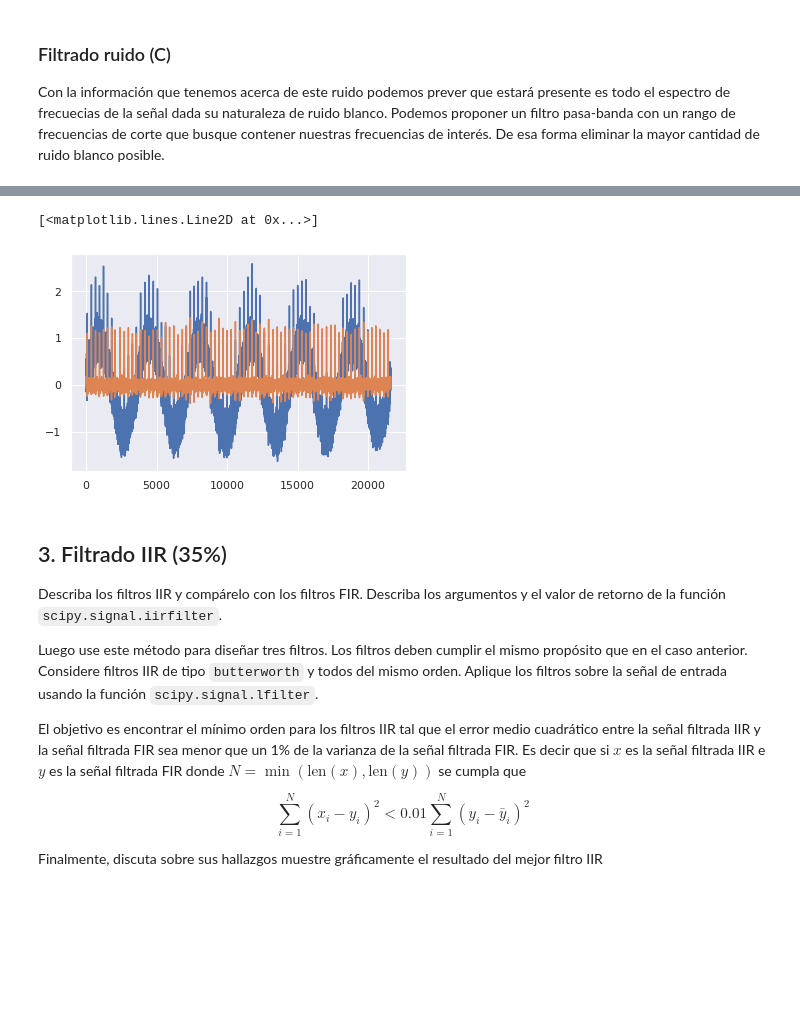
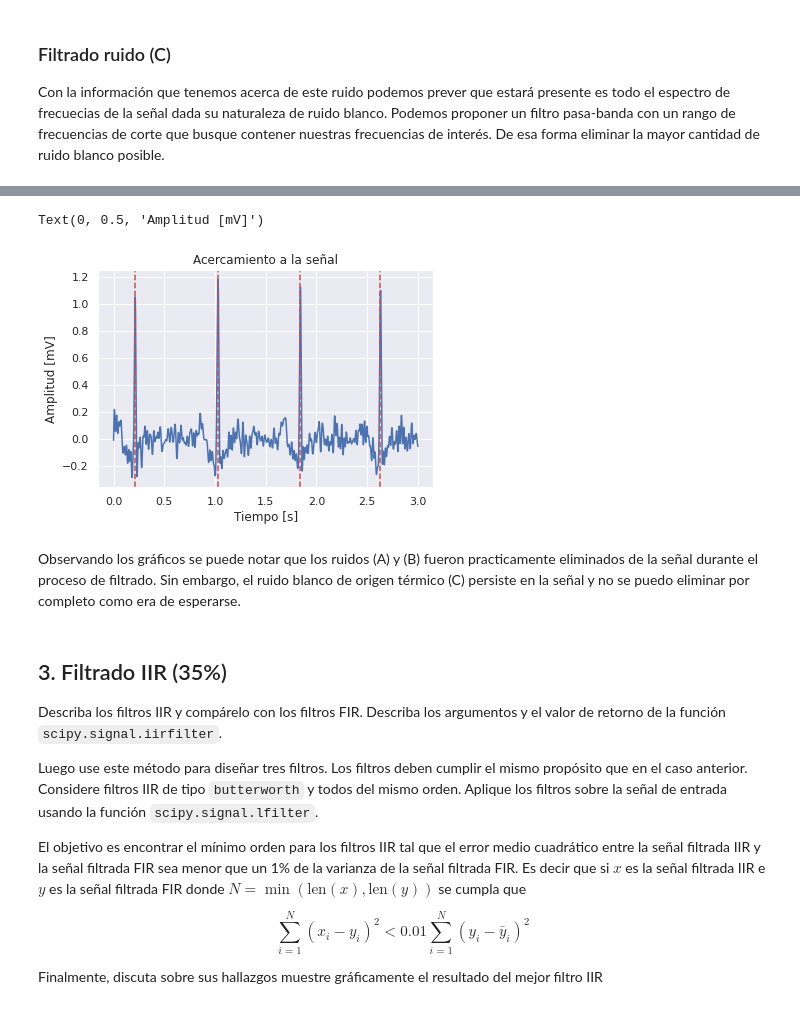
Before and after one commit to Rickiwasho/Analisis-sistemas-lineales, a Jupyter notebook: docs/tarea2/tarea2_info183.ipynb, the cells around one changed output, grey strips where cells are left out. Drawn from its saved outputs; the diff is of its cells as text; code cells hidden in the pictures; blank space fills up the shorter version.

```diff
--- a/docs/tarea2/tarea2_info183.ipynb
+++ b/docs/tarea2/tarea2_info183.ipynb
@@ -424,9 +428,19 @@ Text(0.5, 1.0, 'Vista preliminar')
-# %%
-plt.plot(data)
-plt.plot(yf)
-# %% [output]
-[<matplotlib.lines.Line2D at 0x...>]
-[figure, removed]
+# %%
+time2 = np.linspace(start=0,stop=3,num=1080)
+yf1 = yf[:1080]
+plt.plot(time2,yf1)
+plt.title('Acercamiento a la señal')
+plt.axvline(0.21, c='r', ls='--')
+plt.axvline(1.03, c='r', ls='--')
+plt.axvline(1.84, c='r', ls='--')
+plt.axvline(2.63, c='r', ls='--')
+plt.xlabel('Tiempo [s]')
+plt.ylabel('Amplitud [mV]')
+# %% [output]
+Text(0, 0.5, 'Amplitud [mV]')
+[figure, added]
+# %% [markdown]
+Observando los gráficos se puede notar que los ruidos (A) y (B) fueron practicamente eliminados de la señal durante el proceso de filtrado. Sin embargo, el ruido blanco de origen térmico (C) persiste en la señal y no se puedo eliminar por completo como era de esperarse.
 # %% [markdown]
 ## 3. Filtrado IIR (35%)
 
```
Also changed, not shown: parts of 17 cells of this notebook.
